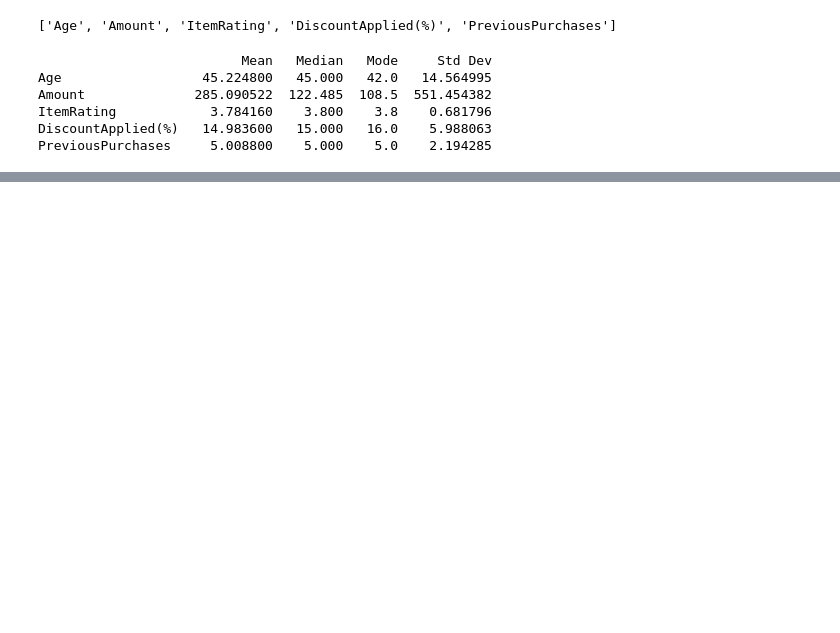
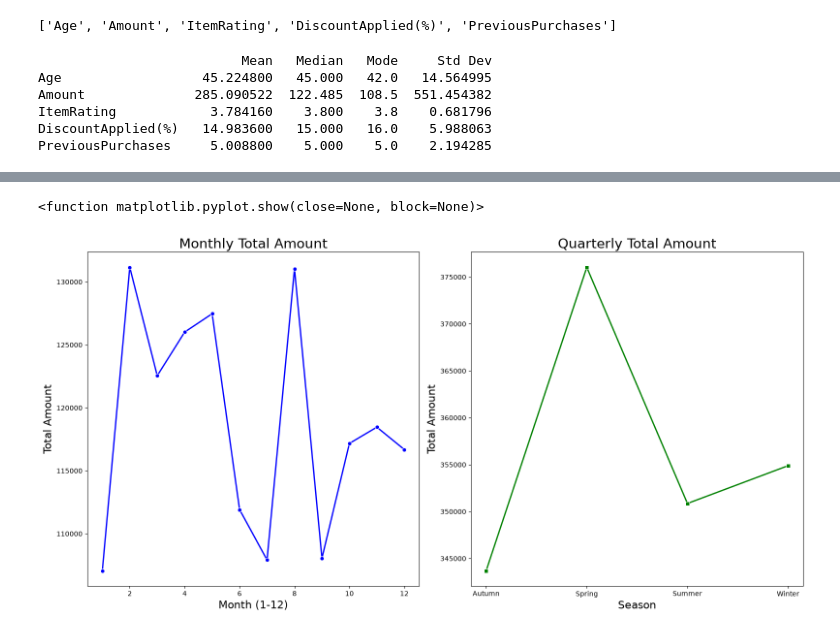
Before and after one commit to Ritupriya-Chowdhury/OIBSIP, a Jupyter notebook: DataAnalytics-L1-EDARetailSales/store_sales.ipynb, the cells around one changed output, grey strips where cells are left out. Drawn from its saved outputs; the diff is of its cells as text; code cells hidden in the pictures; blank space fills up the shorter version.

```diff
--- a/DataAnalytics-L1-EDARetailSales/store_sales.ipynb
+++ b/DataAnalytics-L1-EDARetailSales/store_sales.ipynb
@@ -118,3 +97,19 @@ Amount              285.090522  122.485  108.5  551.454382
 ItemRating            3.784160    3.800    3.8    0.681796
 DiscountApplied(%)   14.983600   15.000   16.0    5.988063
 PreviousPurchases     5.008800    5.000    5.0    2.194285
+# %%
+# Time series analysis:
+season_months = {
+    'Spring': [3, 4, 5],
+    'Summer': [6, 7, 8],
+    'Autumn': [9, 10, 11],
+    'Winter': [12, 1, 2]
+}
+df['Month_Num'] = df['Season'].map(season_months)
+df['Month']=df['Month_Num'].apply(np.random.choice)
+
+
+monthly= df.groupby(df['Month'],as_index=False)['Amount'].sum()
+quarterly= df.groupby(df["Season"],as_index=False)['Amount'].sum()
+
+monthly.head()
@@ -120,0 +123,20 @@ PreviousPurchases     5.008800    5.000    5.0    2.194285
+# %%
+# line charts -> monthly and quarterly sales trends
+fig, ax=plt.subplots(1,2,figsize=(16,8))
+
+sns.lineplot(data=monthly, x='Month', y='Amount', marker='o', linewidth=2, color='blue', ax=ax[0] )
+ax[0].set_title("Monthly Total Amount", fontsize=20)
+ax[0].set_xlabel("Month (1-12)",fontsize=16)
+ax[0].set_ylabel("Total Amount",fontsize=16)
+
+
+sns.lineplot(data=quarterly, x='Season', y='Amount', marker='s', linewidth=2, color='green', ax=ax[1] )
+ax[1].set_title("Quarterly Total Amount", fontsize=20)
+ax[1].set_xlabel("Season",fontsize=16)
+ax[1].set_ylabel("Total Amount",fontsize=16)
+
+plt.tight_layout()
+plt.show
+# %% [output]
+<function matplotlib.pyplot.show(close=None, block=None)>
+[figure, added]
```
Also changed, not shown: parts of 2 cells of this notebook, 1 other file.
